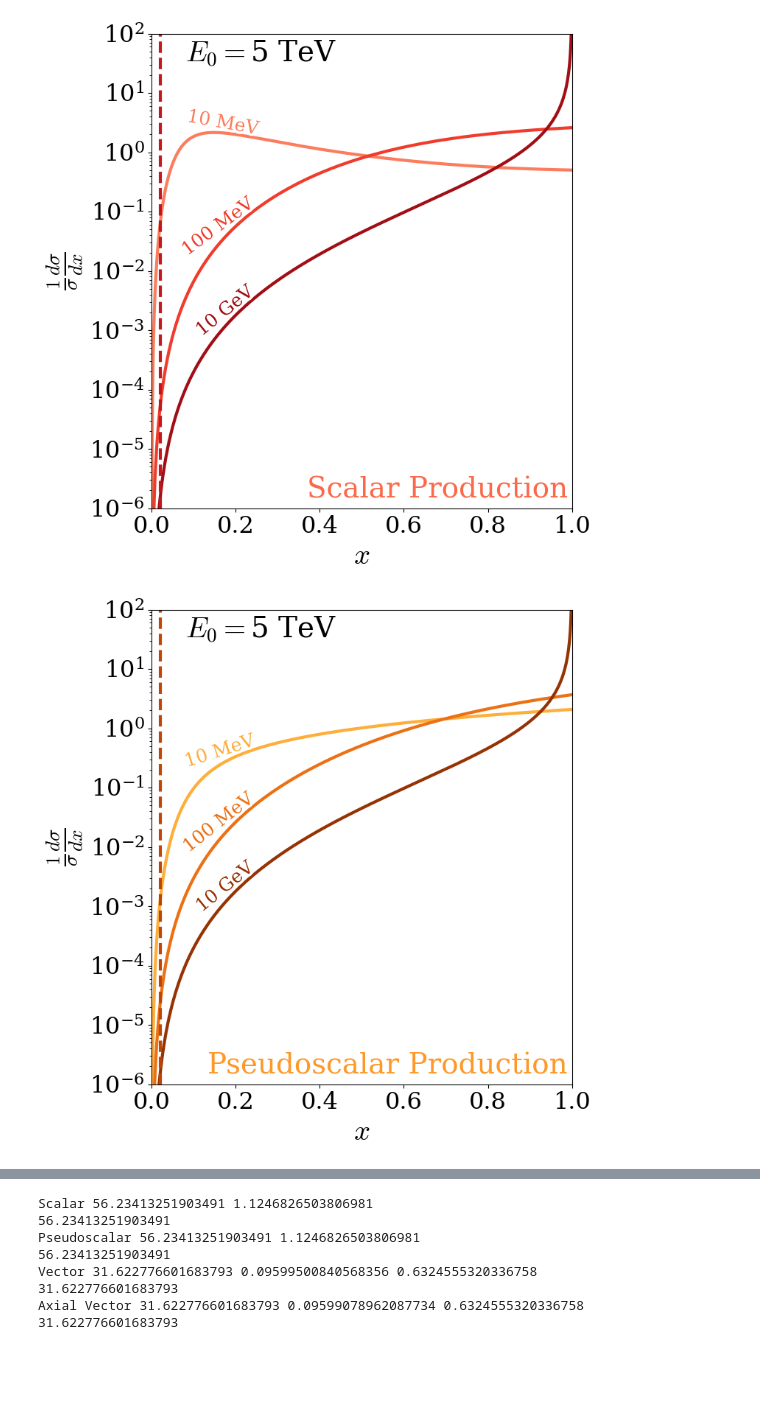
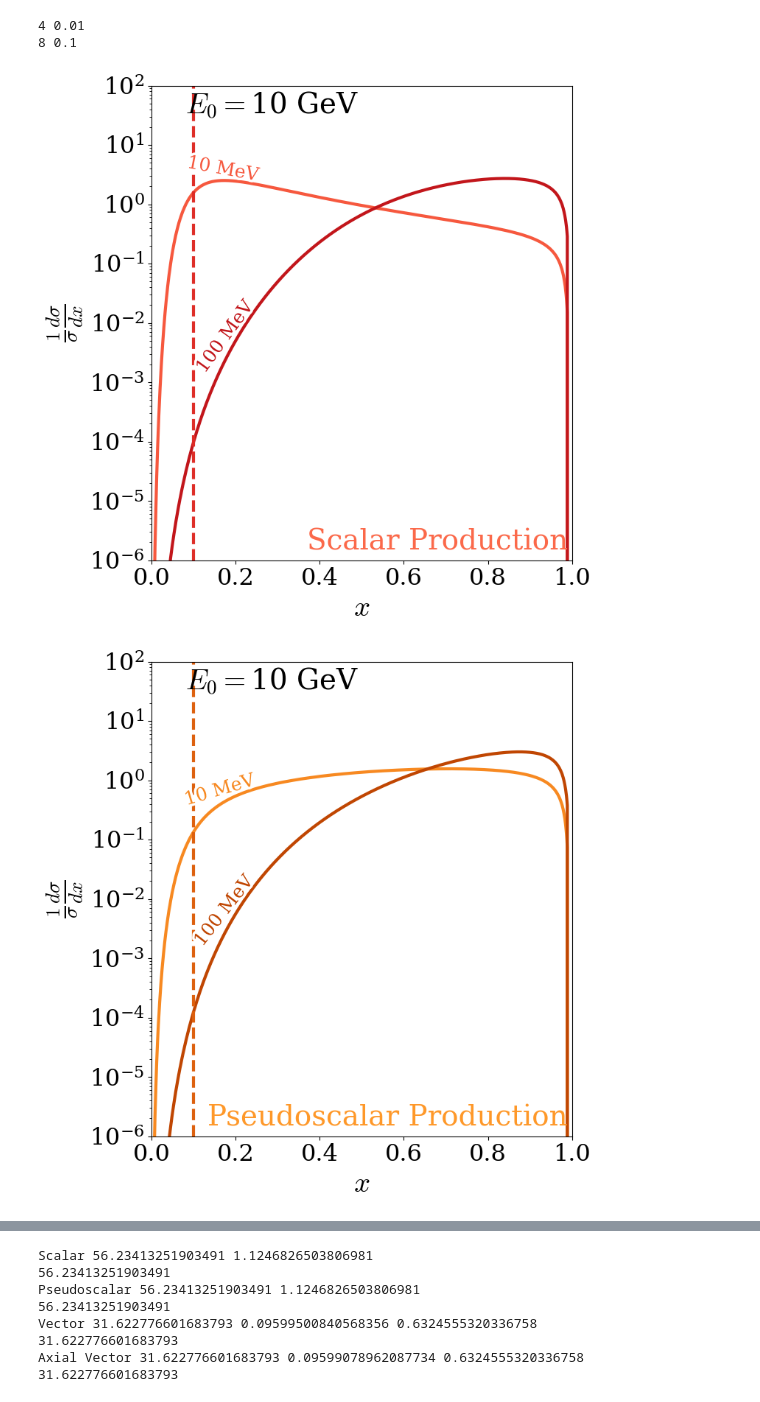
Before and after one commit to rikab/MuonBeamDump, a Jupyter notebook: cross_section_plots.ipynb, the cells around one changed output, grey strips where cells are left out. Drawn from its saved outputs; the diff is of its cells as text; code cells hidden in the pictures; blank space fills up the shorter version.

```diff
--- a/cross_section_plots.ipynb
+++ b/cross_section_plots.ipynb
@@ -9,7 +9,7 @@ initialize()
 # %%
 # ##### CONFIG FILE #####
 
-config = np.load(f"experiments/Water/cross_sections/config_{5000}.npy", allow_pickle=True)[()]
+config = np.load(f"experiments/Water/cross_sections/config_{10}.npy", allow_pickle=True)[()]
 
 
 # ##### PARAMETERS #####
@@ -50,6 +50,8 @@ colors = ["Reds", "YlOrBr", "Blues", "Greens", "magenta"]
 
 
 m_X_indices = range(len(m_Xs))
+
+print(len(m_Xs), len(cross_section_dict["Scalar"]))
 
 # For each case, y-axis limits:
 ylims = [(1e-6, 1e2,), (1e-6, 1e2,), (1e-3, 1e2,), (1e-3, 1e2,),]
@@ -62,19 +64,23 @@ for (c,case) in enumerate(cases):
     # colors
     cm = mpl.cm.get_cmap(colors[c])
 
-    for (i, m_X) in enumerate(m_Xs[m_Xs < 100]):
+    for (i, m_X) in enumerate(m_Xs[m_Xs < E_0]):
+
+
 
         # If m_x is approximately a power of 10
         if np.abs(int(np.log10(m_X)) - np.log10(m_X)) < 0.01 and int(np.log10(m_X) in [-2, -1, 1]):
 
             label_string = energy_strings[m_X]
+            print(i, m_X)
+
             dsigma_dx_normalized = cross_section_dict[case][i] / np.nansum(cross_section_dict[case][i]/ xbins)
             plt.plot(xs[:-1],  dsigma_dx_normalized[:-1], label = label_string, color = cm(np.sqrt(i / len(m_Xs[m_Xs < E_0]))*1.1), lw = 3)
 
-            # WW Version
-            if run_WW:
-                dsigma_dx_normalized = cross_section_dict_WW[case][i] #/ np.nansum(cross_section_dict_WW[case][i]/ xbins)
-                plt.plot(xs[:-1],  dsigma_dx_normalized[:-1], color = cm(np.sqrt(i / len(m_Xs[m_Xs < E_0]))**1.1), lw = 3, ls = "--", alpha = 0.5)
+            # # WW Version
+            # if run_WW:
+            #     dsigma_dx_normalized = cross_section_dict_WW[case][i] #/ np.nansum(cross_section_dict_WW[case][i]/ xbins)
+            #     plt.plot(xs[:-1],  dsigma_dx_normalized[:-1], color = cm(np.sqrt(i / len(m_Xs[m_Xs < E_0]))**1.1), lw = 3, ls = "--", alpha = 0.5)
 
 
     plt.text(0.08, 0.99 - 0.05*1, rf"$E_0 = ${energy_strings[E_0]}", fontsize = 28, transform = plt.gca().transAxes,)
@@ -92,26 +98,29 @@ for (c,case) in enumerate(cases):
     plt.yscale("log")
 
     if case == "Scalar":
-        xvals = (0.25, 0.25, 0.25)
+        xvals = [0.25, 0.25, 0.25]
         yoffsets = 0
     elif case == "Pseudoscalar":
-        xvals = (0.25, 0.25, 0.25)
+        xvals = [0.25, 0.25, 0.25]
         yoffsets = 0
     elif case == "Vector":
-        xvals = (0.25, 0.25, 0.25)
+        xvals = [0.25, 0.25, 0.25]
         yoffsets = (0.15,0,0.0)
     elif case == "Axial Vector":
-        xvals = (0.25, 0.75, 0.75)
+        xvals = [0.25, 0.75, 0.75]
         yoffsets = (0,0.1,0.1)
 
+
+    if E_0 < 100:
+        xvals[2] = 0.80
 
     lines = ax.get_lines()
     l1 = lines[-1]
     labelLines(ax.get_lines(), zorder=2.5, fontsize = 18,  va = "bottom", ha="right", xvals = xvals, yoffsets=yoffsets)
 
-    for (i, m_X) in enumerate(m_Xs[m_Xs < 100]):
+    for (i, m_X) in enumerate(m_Xs[m_Xs < E_0]):
 
-        if np.abs(int(np.log10(m_X)) - np.log10(m_X)) < 0.01 and int(np.log10(m_X)) == 1 :
+        if np.abs(int(np.log10(m_X)) - np.log10(m_X)) < 0.01 and int(np.log10(m_X)) == (1 if E_0 > 10 else -1) :
 
             x_star = 10 * m_X / E_0
             plt.axvline(x_star, color = cm(np.sqrt(i / len(m_Xs[m_Xs < E_0]))**1.1), lw = 3, alpha = 0.99, ls = "--")
@@ -130,2 +146,4 @@ for (c,case) in enumerate(cases):
+4 0.01
+8 0.1
-[figure, old version]
+[figure, new version]
-[figure, old version]
+[figure, new version]
```
Also changed, not shown: parts of 1 cell of this notebook, 2 other files.
